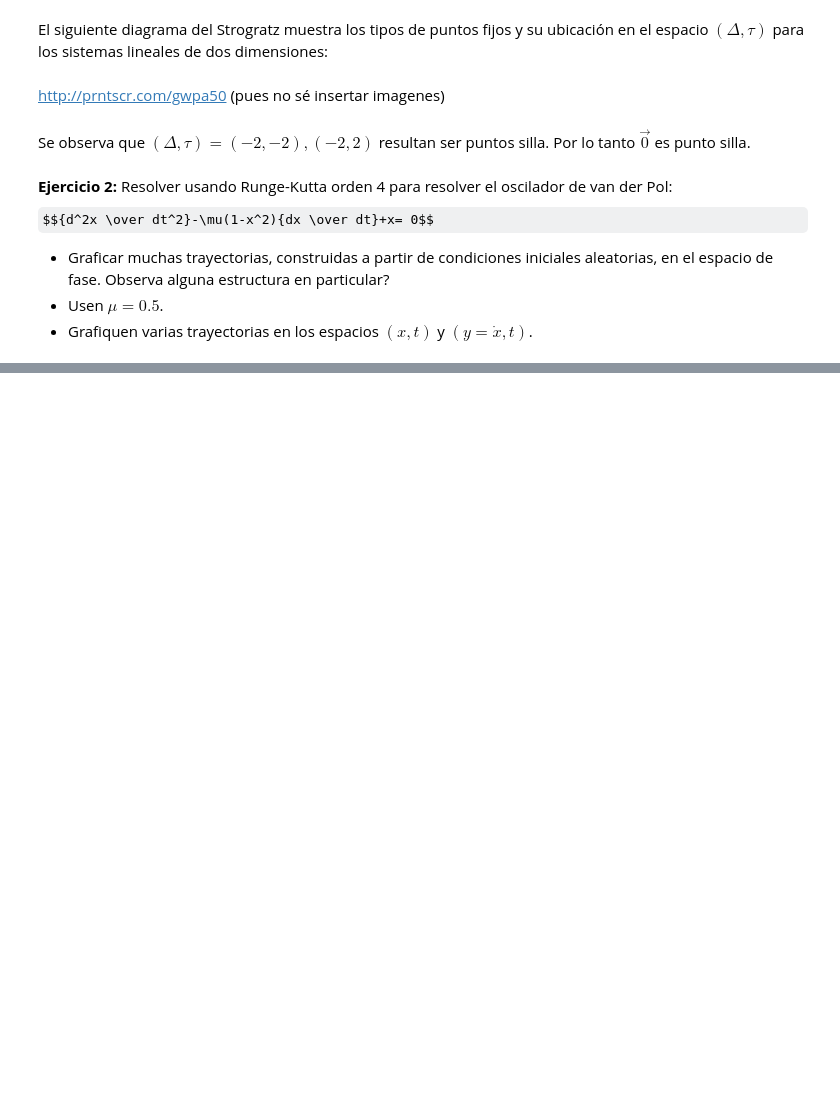
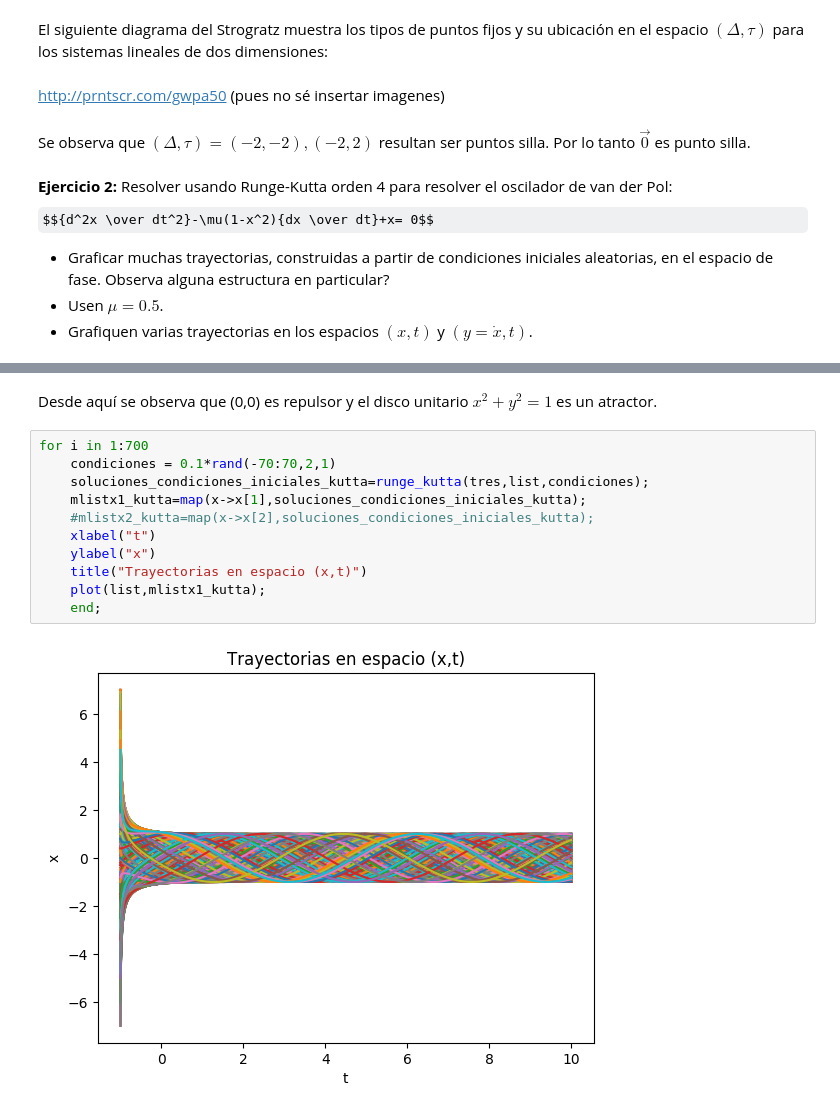
Before and after one commit to EstebanAB/Fisica_Computacional_Arzaga_Barajas, a Jupyter notebook: Tarea_14.ipynb, the cells around one changed output, grey strips where cells are left out. Saved outputs shown, nothing was run; the diff lists cells and outputs as text; some formulas as TeX source; blank space fills up the shorter version.

```diff
--- a/Tarea_14.ipynb
+++ b/Tarea_14.ipynb
@@ -161,0 +226,15 @@ for i in 1:700
+# %% [markdown]
+Desde aquí se observa que (0,0) es repulsor y el disco unitario $x^2+y^2=1$ es un atractor.
+# %%
+for i in 1:700
+    condiciones = 0.1*rand(-70:70,2,1)
+    soluciones_condiciones_iniciales_kutta=runge_kutta(tres,list,condiciones);
+    mlistx1_kutta=map(x->x[1],soluciones_condiciones_iniciales_kutta);
+    #mlistx2_kutta=map(x->x[2],soluciones_condiciones_iniciales_kutta);
+    xlabel("t")
+    ylabel("x")
+    title("Trayectorias en espacio (x,t)")
+    plot(list,mlistx1_kutta);
+    end;
+# %% [output]
+[figure, added]
```
Also changed, not shown: parts of 12 cells of this notebook.
